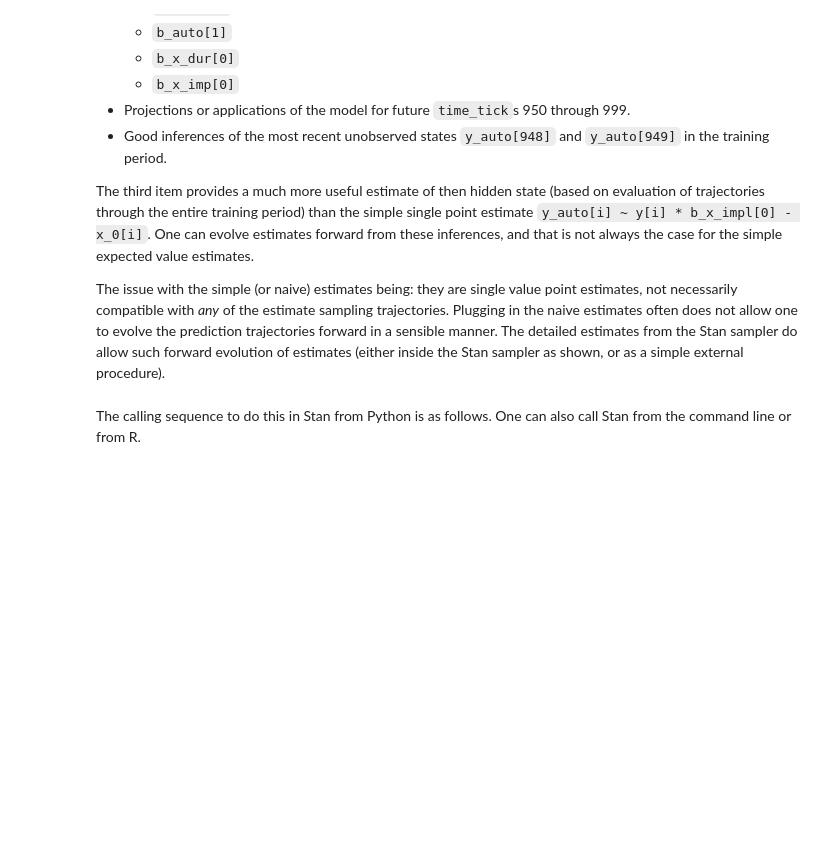
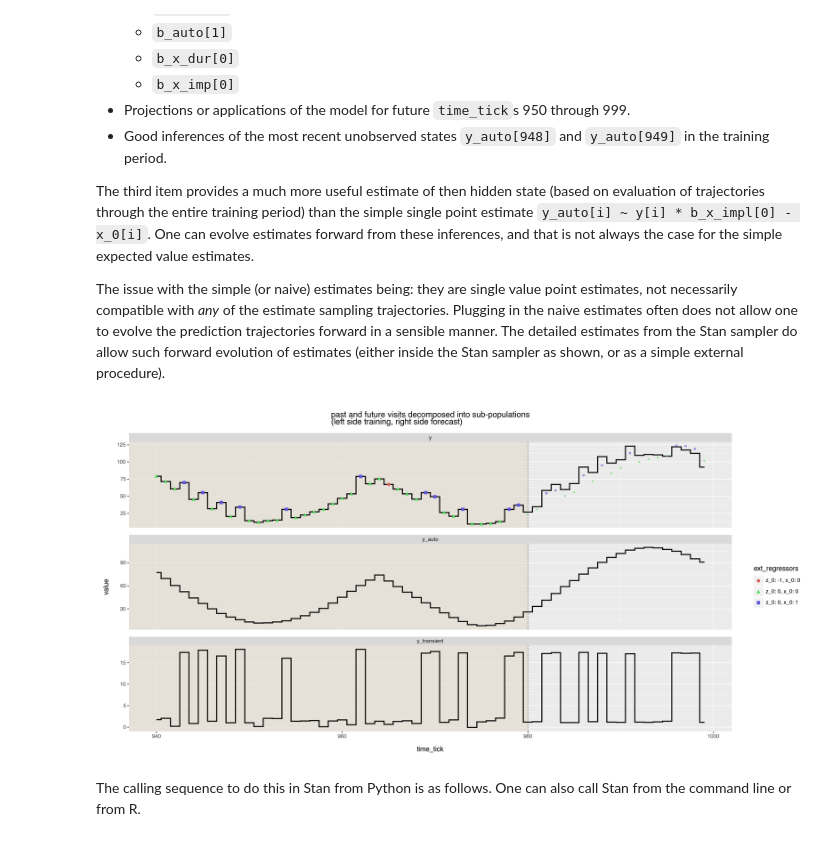
Before and after one commit to WinVector/Examples, a Jupyter notebook: TimeSeries/Stan_soln.ipynb, the cells around one changed output. Saved outputs shown, nothing was run; the diff lists cells and outputs as text; code cells hidden in the pictures; blank space fills up the shorter version.

```diff
--- a/TimeSeries/Stan_soln.ipynb
+++ b/TimeSeries/Stan_soln.ipynb
@@ -304,39 +258,11 @@ history_plot = (
 # %%
-idx0 = d_train.shape[0] - 2 * d_test.shape[0]
-d_actuals_train = d_train.loc[:, ['time_tick', 'y', 'ext_regressors']].reset_index(drop=True, inplace=False)
-d_actuals_train['variable'] = 'y'
-d_actuals_test = d_test.loc[:, ['time_tick', 'y', 'ext_regressors']].reset_index(drop=True, inplace=False)
-d_actuals_test['variable'] = 'y'
-(
-    ggplot(
-        data=history_plot.loc[history_plot['time_tick'] >= idx0, :],
-        mapping=aes(x='time_tick', y='value')
-    )
-    + annotate(
-        "rect",
-        xmin=-np.inf,
-        xmax=d_train.shape[0],
-        ymin=-np.inf,
-        ymax=np.inf,
-        alpha=0.5,
-        fill='#e0d7c6',
-    )
-    + facet_wrap('variable', ncol=1, scales='free_y')
-    + geom_step(direction="mid", size=1)
-    + geom_vline(xintercept=d_train.shape[0], alpha=0.5, linetype='dashed')
-    + geom_point(
-        data=d_actuals_train.loc[d_actuals_train['time_tick'] >= idx0, :],
-        mapping=aes(x='time_tick', y='y', color='ext_regressors', shape='ext_regressors'),
-        size=2,
-    )
-    + geom_point(
-        data=d_actuals_test.loc[d_actuals_test['time_tick'] >= idx0, :],
-        mapping=aes(x='time_tick', y='y', color='ext_regressors', shape='ext_regressors'),
-        size=1,
-        alpha=0.5,
-    )
-    + ggtitle('past and future visits decomposed into sub-populations\n(left side training, right side forecast)')
+plot_decomposition(
+    forecast_soln_i=forecast_soln_i,
+    d_train=d_train,
+    d_test=d_test,
 )
+# %% [output]
+[figure, added]
 # %% [markdown]
 The calling sequence to do this in Stan from Python is as follows. One can also call Stan from the command line or from R.
 # %%
```
Also changed, not shown: parts of 22 cells of this notebook, 1 other file.
